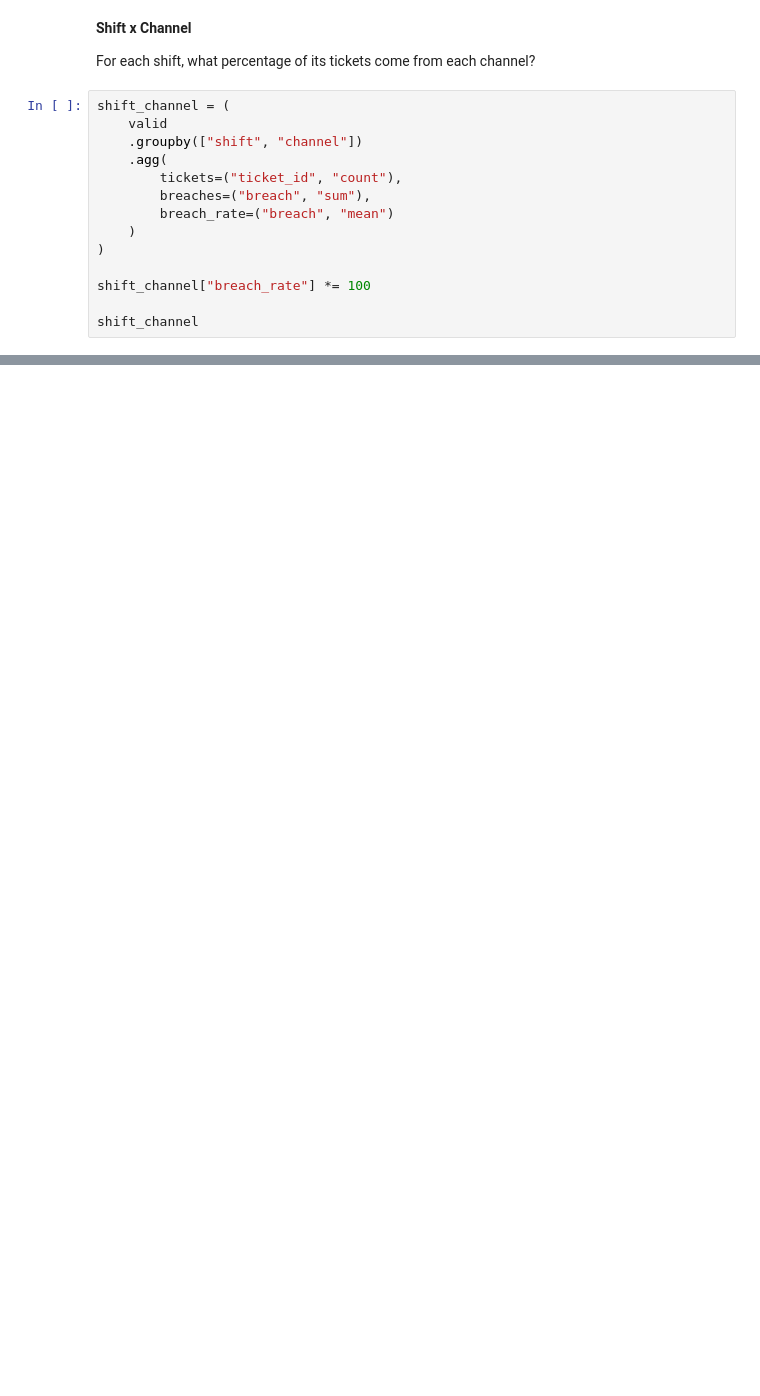
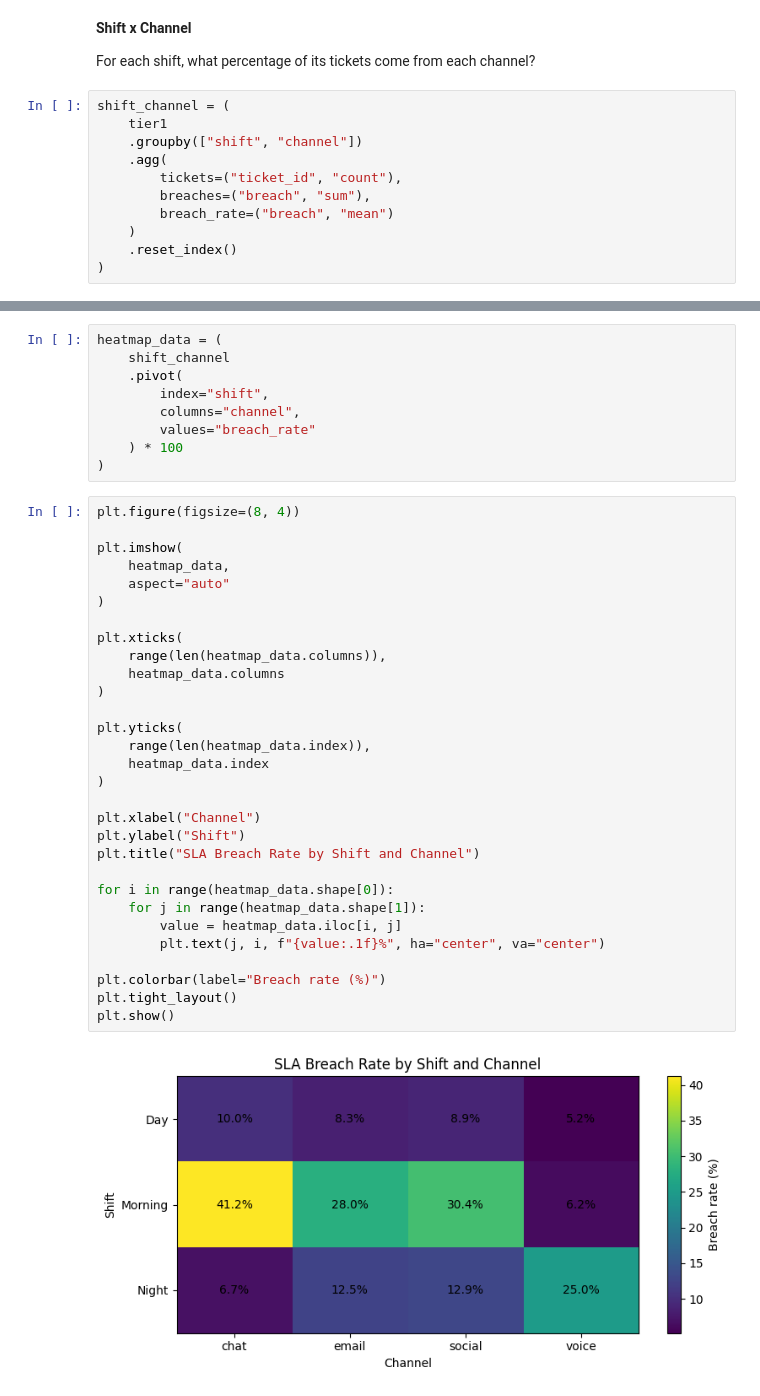
Before and after one commit to Deepmalya2506/Vireo-AI_SLA, a Jupyter notebook: vireo_sla/notebooks/01_vireo_sla_analysis.ipynb, the cells around one changed output, grey strips where cells are left out. Saved outputs shown, nothing was run; the diff lists cells and outputs as text; blank space fills up the shorter version.

```diff
--- a/vireo_sla/notebooks/01_vireo_sla_analysis.ipynb
+++ b/vireo_sla/notebooks/01_vireo_sla_analysis.ipynb
@@ -745,15 +772,12 @@ shift_summary
 For each shift, what percentage of its tickets come from each channel?
 # %%
 shift_channel = (
-    valid
+    tier1
     .groupby(["shift", "channel"])
     .agg(
         tickets=("ticket_id", "count"),
         breaches=("breach", "sum"),
         breach_rate=("breach", "mean")
     )
+    .reset_index()
 )
-
-shift_channel["breach_rate"] *= 100
-
-shift_channel
@@ -775,2 +786,43 @@ shift_channel
+# %%
+heatmap_data = (
+    shift_channel
+    .pivot(
+        index="shift",
+        columns="channel",
+        values="breach_rate"
+    ) * 100
+)
+# %%
+plt.figure(figsize=(8, 4))
+
+plt.imshow(
+    heatmap_data,
+    aspect="auto"
+)
+
+plt.xticks(
+    range(len(heatmap_data.columns)),
+    heatmap_data.columns
+)
+
+plt.yticks(
+    range(len(heatmap_data.index)),
+    heatmap_data.index
+)
+
+plt.xlabel("Channel")
+plt.ylabel("Shift")
+plt.title("SLA Breach Rate by Shift and Channel")
+
+for i in range(heatmap_data.shape[0]):
+    for j in range(heatmap_data.shape[1]):
+        value = heatmap_data.iloc[i, j]
+        plt.text(j, i, f"{value:.1f}%", ha="center", va="center")
+
+plt.colorbar(label="Breach rate (%)")
+plt.tight_layout()
+plt.show()
+# %% [output]
+[figure, added]
 # %%
 channel_mix = pd.crosstab(
```
Also changed, not shown: parts of 91 cells of this notebook, 11 other files.
